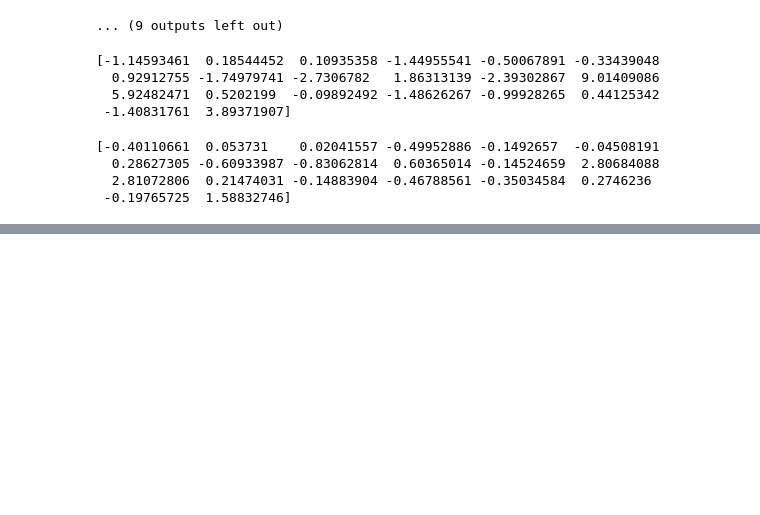
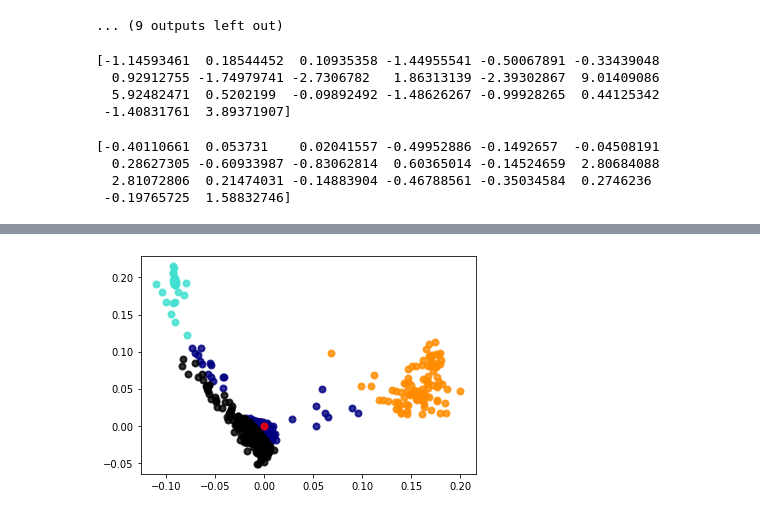
Before and after one commit to theblackcat102/text-subgan, a Jupyter notebook: Control.ipynb, the cells around one changed output, grey strips where cells are left out. Drawn from its saved outputs; the diff is of its cells as text; code cells hidden in the pictures; blank space fills up the shorter version.

```diff
--- a/Control.ipynb
+++ b/Control.ipynb
@@ -104,0 +156,12 @@ print(latents[0])
+# %%
+plt.figure()
+target_names = [0,1,2,3,4]
+
+colors = ['navy', 'turquoise', 'darkorange','red','black']
+lw = 2
+
+for color, i, target_name in zip(colors, list(range(len(target_names))), target_names):
+    plt.scatter(X_r[y == i, 0], X_r[y == i, 1], color=color, alpha=.8, lw=lw,
+                label=target_name)
+# %% [output]
+[figure, added]
```
Also changed, not shown: parts of 13 cells of this notebook, 4 other files.
